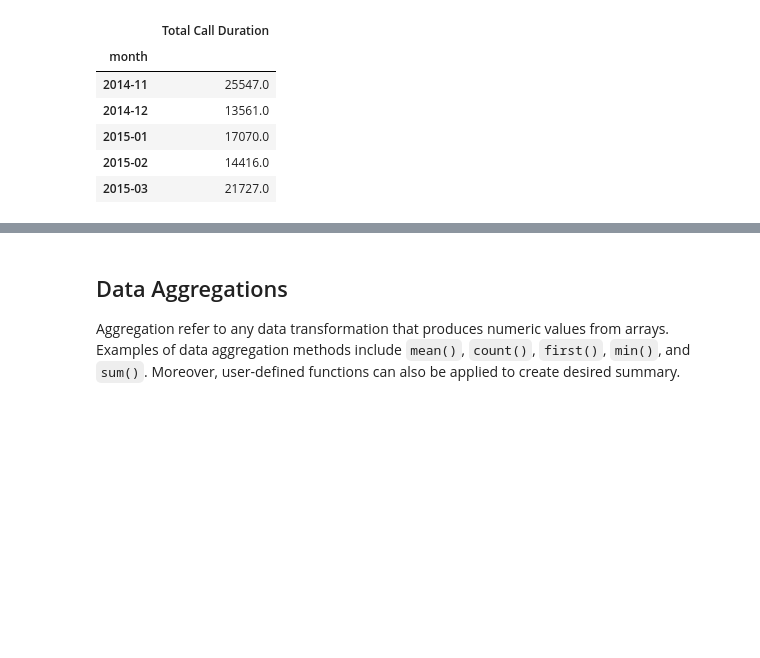
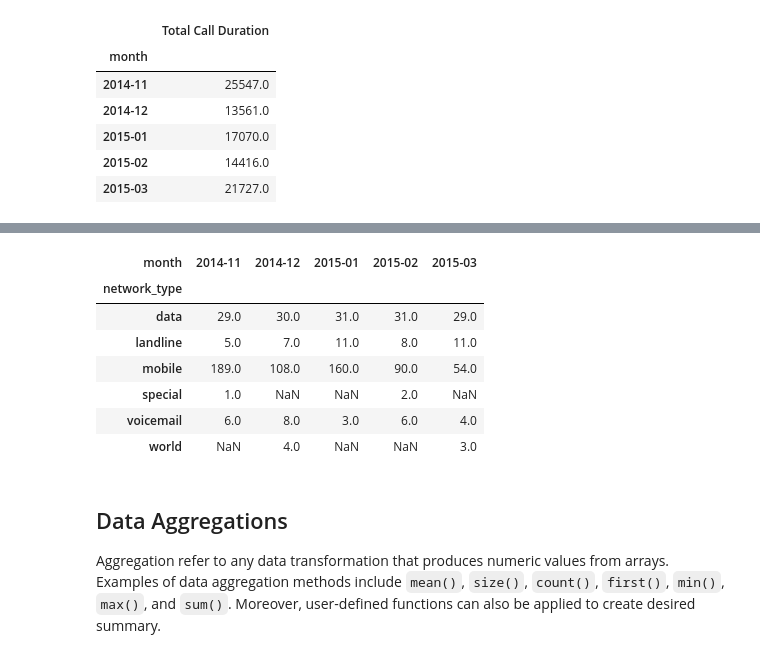
Before and after one commit to ch00226855/Fall2020CMP464-788, a Jupyter notebook: Week13_GroupByExamples_Completed.ipynb, the cells around one changed output, grey strips where cells are left out. Saved outputs shown, nothing was run; the diff lists cells and outputs as text; code cells hidden in the pictures; blank space fills up the shorter version.

```diff
--- a/Week13_GroupByExamples_Completed.ipynb
+++ b/Week13_GroupByExamples_Completed.ipynb
@@ -392,6 +454,31 @@ groups.sum().to_frame(name="Total Call Duration")
+# %%
+# How many instances are there per month, splitted by network_type?
+
+# 1. split
+groups = data.groupby(['month', 'network_type'])
+
+# Print the content of each group to confirm correctness.
+# for key, group in groups:
+#     print("Key:", key)
+#     print(group.head(3))
+
+# 2. apply
+result = groups.size()
+
+# 3. present
+result.unstack(level=0)
+# %% [output]
+| month | 2014-11 | 2014-12 | 2015-01 | 2015-02 | 2015-03 |
+| network_type |  |  |  |  |  |
+| data | 29.0 | 30.0 | 31.0 | 31.0 | 29.0 |
+| landline | 5.0 | 7.0 | 11.0 | 8.0 | 11.0 |
+| mobile | 189.0 | 108.0 | 160.0 | 90.0 | 54.0 |
+| special | 1.0 | NaN | NaN | 2.0 | NaN |
+| voicemail | 6.0 | 8.0 | 3.0 | 6.0 | 4.0 |
+| world | NaN | 4.0 | NaN | NaN | 3.0 |
 # %% [markdown]
 ## Data Aggregations
-Aggregation refer to any data transformation that produces numeric values from arrays. Examples of data aggregation methods include `mean()`, `count()`, `first()`, `min()`, and `sum()`. Moreover, user-defined functions can also be applied to create desired summary.
+Aggregation refer to any data transformation that produces numeric values from arrays. Examples of data aggregation methods include `mean()`, `size()`, `count()`, `first()`, `min()`, `max()`, and `sum()`. Moreover, user-defined functions can also be applied to create desired summary.
 # %%
 # Define function get_range() that returns(max - min)
 def get_range(array):
```
Also changed, not shown: parts of 19 cells of this notebook, 1 other file.
